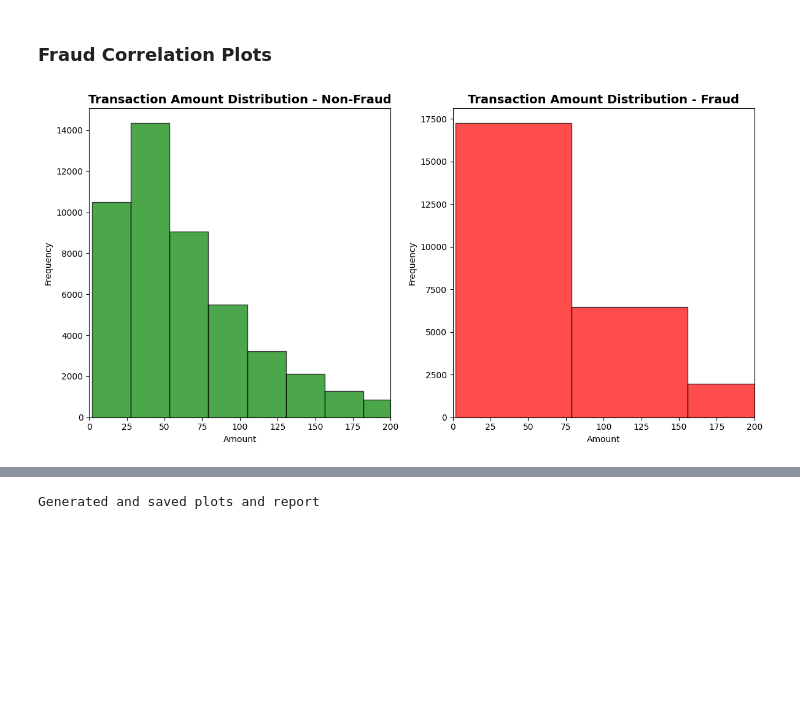
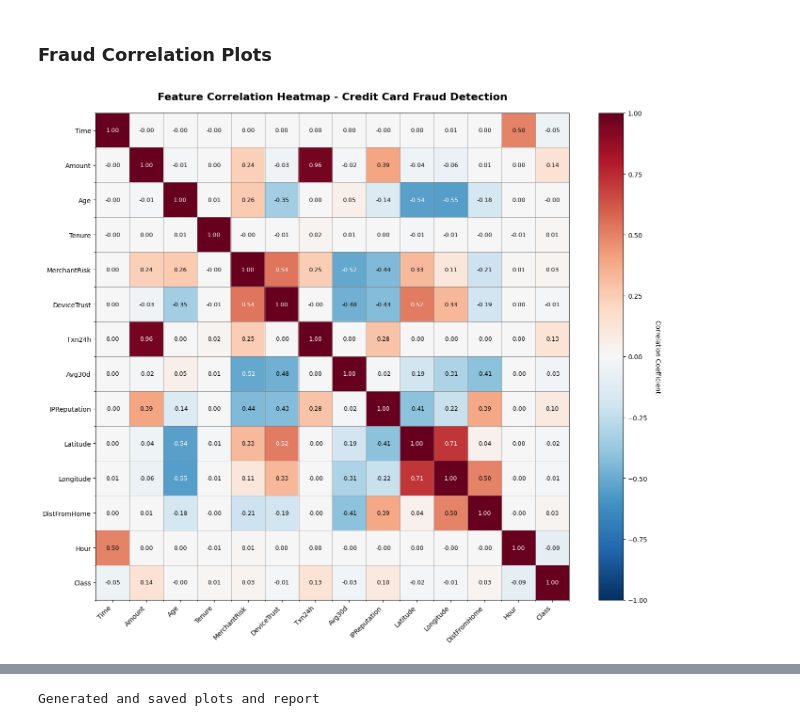
Before and after one commit to ddl-wasanthag/Fraud-Detection-Workshop, a Jupyter notebook: exercises/b_DataProcessingAndExploration/start_here.ipynb, the cells around one changed output, grey strips where cells are left out. Drawn from its saved outputs; the diff is of its cells as text; code cells hidden in the pictures; blank space fills up the shorter version.

Commit message:
Pushed from Domino: https://se-demo.domino.tech/workspace/dmennell/Fraud-Detection-Workshop?executionId=686c282fd63d7454845b363b

```diff
--- a/exercises/b_DataProcessingAndExploration/start_here.ipynb
+++ b/exercises/b_DataProcessingAndExploration/start_here.ipynb
@@ -105,42 +91,87 @@ Improve your data and profiling with ydata-sdk, featuring data quality scoring,
 # %% [markdown]
 ### Fraud Correlation Plots
 # %%
-###### Transaction Amount Distribution by Class (Fraud vs Non-Fraud) #####
+###################################
+### Feature Correlation Heatmap ###
+###################################
+# Select numerical features for correlation analysis
+numerical_features = ['Time', 'Amount', 'Age', 'Tenure', 'MerchantRisk',
+                     'DeviceTrust', 'Txn24h', 'Avg30d', 'IPReputation',
+                     'Latitude', 'Longitude', 'DistFromHome', 'Hour', 'Class']
+# Calculate correlation matrix
+corr_matrix = clean_df[numerical_features].corr()
+# Create figure and axis
+fig, ax = plt.subplots(figsize=(14, 12))
+# Create heatmap using matplotlib
+im = ax.imshow(corr_matrix, cmap='RdBu_r', aspect='auto', vmin=-1, vmax=1)
+# Set ticks and labels
+ax.set_xticks(np.arange(len(numerical_features)))
+ax.set_yticks(np.arange(len(numerical_features)))
+ax.set_xticklabels(numerical_features, rotation=45, ha='right')
+ax.set_yticklabels(numerical_features)
+# Add colorbar
+cbar = plt.colorbar(im, ax=ax)
+cbar.set_label('Correlation Coefficient', rotation=270, labelpad=20)
+# Add correlation values as text annotations
+for i in range(len(numerical_features)):
+    for j in range(len(numerical_features)):
+        value = corr_matrix.iloc[i, j]
+        # Use white text for dark backgrounds, black for light
+        text_color = 'white' if abs(value) > 0.5 else 'black'
+        text = ax.text(j, i, f'{value:.2f}', ha='center', va='center',
+                      color=text_color, fontsize=9)
+# Set title and layout
+ax.set_title('Feature Correlation Heatmap - Credit Card Fraud Detection',
+             fontsize=16, fontweight='bold', pad=20)
+# Add grid for better readability
+ax.set_xticks(np.arange(len(numerical_features) + 1) - 0.5, minor=True)
+ax.set_yticks(np.arange(len(numerical_features) + 1) - 0.5, minor=True)
+ax.grid(which='minor', color='gray', linestyle='-', linewidth=0.5)
+plt.tight_layout()
+plt.savefig(f"{domino_artifact_dir}/correlation_heatmap.png", dpi=300, bbox_inches='tight')
+plt.show()
+# Print strongest correlations with fraud
+print("=== Strongest Correlations with Fraud (Class) ===")
+fraud_corr = corr_matrix['Class'].drop('Class').sort_values(key=abs, ascending=False)
+print("\nTop 5 positive correlations with fraud:")
+print(fraud_corr[fraud_corr > 0].head())
+print("\nTop 5 negative correlations with fraud:")
+print(fraud_corr[fraud_corr < 0].head())
+
+
+#####################################################################
+### Transaction Amount Distribution by Class (Fraud vs Non-Fraud) ###
+#####################################################################
 plt.figure(figsize=(12, 6))
-
 plt.subplot(1, 2, 1)
 clean_df[clean_df['Class'] == 0]['Amount'].plot(kind='hist', bins=50, alpha=0.7, color='green', edgecolor='black')
 plt.title('Transaction Amount Distribution - Non-Fraud', fontsize=14, fontweight='bold')
 plt.xlabel('Amount')
 plt.ylabel('Frequency')
 plt.xlim(0, 200)  # Limiting for better visualization
-
 plt.subplot(1, 2, 2)
 clean_df[clean_df['Class'] == 1]['Amount'].plot(kind='hist', bins=50, alpha=0.7, color='red', edgecolor='black')
 plt.title('Transaction Amount Distribution - Fraud', fontsize=14, fontweight='bold')
 plt.xlabel('Amount')
 plt.ylabel('Frequency')
 plt.xlim(0, 200)  # Limiting for better visualization
-
 plt.tight_layout()
 plt.savefig(f"{domino_artifact_dir}/amount_distribution_by_class.png", dpi=300, bbox_inches='tight')
 plt.show()
 
-
-##### Fraud Rate by Hour of Day #####
+#################################
+### Fraud Rate by Hour of Day ###
+#################################
 fraud_by_hour = clean_df.groupby('Hour')['Class'].agg(['mean', 'count'])
 fraud_by_hour['fraud_rate_pct'] = fraud_by_hour['mean'] * 100
-
 plt.figure(figsize=(12, 6))
 bars = plt.bar(fraud_by_hour.index, fraud_by_hour['fraud_rate_pct'],
                 color='darkblue', alpha=0.7, edgecolor='black')
-
 # Add value labels on bars
 for i, bar in enumerate(bars):
     height = bar.get_height()
     plt.text(bar.get_x() + bar.get_width()/2., height + 0.1,
              f'{height:.1f}%', ha='center', va='bottom', fontsize=9)
-
 plt.title('Fraud Rate by Hour of Day', fontsize=16, fontweight='bold', pad=20)
 plt.xlabel('Hour of Day', fontsize=12)
 plt.ylabel('Fraud Rate (%)', fontsize=12)
@@ -148,30 +179,26 @@ plt.grid(axis='y', alpha=0.3)
 plt.xticks(range(0, 24))
 plt.savefig(f"{domino_artifact_dir}/fraud_rate_by_hour.png", dpi=300, bbox_inches='tight')
 plt.show()
-
 # Print summary statistics
 print(f"Peak fraud hour: {fraud_by_hour['fraud_rate_pct'].idxmax()}:00 with {fraud_by_hour['fraud_rate_pct'].max():.2f}% fraud rate")
 print(f"Lowest fraud hour: {fraud_by_hour['fraud_rate_pct'].idxmin()}:00 with {fraud_by_hour['fraud_rate_pct'].min():.2f}% fraud rate")
 
-
-
-##### Top 10 Features Correlation with Fraud #####
+##############################################
+### Top 10 Features Correlation with Fraud ###
+##############################################
 numeric_cols = ['Amount', 'Age', 'Tenure', 'MerchantRisk', 'DeviceTrust',
                 'Txn24h', 'Avg30d', 'IPReputation', 'Latitude', 'Longitude',
                 'DistFromHome']
 correlations = clean_df[numeric_cols + ['Class']].corr()['Class'].drop('Class')
 top_correlations = correlations.abs().sort_values(ascending=False).head(10)
-
 # Create horizontal bar plot
 plt.figure(figsize=(10, 8))
 colors = ['red' if corr < 0 else 'green' for corr in correlations[top_correlations.index]]
 bars = plt.barh(range(len(top_correlations)), top_correlations.values, color=colors, alpha=0.7)
-
 # Add value labels
 for i, (idx, val) in enumerate(top_correlations.items()):
     actual_corr = correlations[idx]
     plt.text(val + 0.005, i, f'{actual_corr:.3f}', va='center')
-
 plt.yticks(range(len(top_correlations)), top_correlations.index)
 plt.xlabel('Absolute Correlation with Fraud', fontsize=12)
 plt.title('Top 10 Features Correlated with Fraud', fontsize=16, fontweight='bold', pad=20)
@@ -180,16 +207,16 @@ plt.tight_layout()
 plt.savefig(f"{domino_artifact_dir}/top_features_correlation.png", dpi=300, bbox_inches='tight')
 plt.show()
 
-##### Fraud Analysis by Merchant Category and Transaction Type #####
+################################################################
+### Fraud Analysis by Merchant Category and Transaction Type ###
+################################################################
 # Create a figure with subplots for categorical analysis
 fig, axes = plt.subplots(2, 2, figsize=(15, 12))
-
 # 1. Fraud rate by Merchant Category
 ax1 = axes[0, 0]
 fraud_by_merchant = clean_df.groupby('MerchantCat')['Class'].agg(['mean', 'count'])
 fraud_by_merchant['fraud_rate_pct'] = fraud_by_merchant['mean'] * 100
 fraud_by_merchant = fraud_by_merchant.sort_values('fraud_rate_pct', ascending=False)
-
 bars1 = ax1.bar(range(len(fraud_by_merchant)), fraud_by_merchant['fraud_rate_pct'],
                  color='purple', alpha=0.7, edgecolor='black')
 ax1.set_xticks(range(len(fraud_by_merchant)))
@@ -197,67 +224,57 @@ ax1.set_xticklabels(fraud_by_merchant.index, rotation=45, ha='right')
 ax1.set_title('Fraud Rate by Merchant Category', fontsize=14, fontweight='bold')
 ax1.set_ylabel('Fraud Rate (%)')
 ax1.grid(axis='y', alpha=0.3)
-
 # Add value labels
 for i, bar in enumerate(bars1):
     height = bar.get_height()
     ax1.text(bar.get_x() + bar.get_width()/2., height + 0.1,
              f'{height:.1f}%', ha='center', va='bottom', fontsize=9)
-
 # 2. Fraud rate by Transaction Type
 ax2 = axes[0, 1]
 fraud_by_type = clean_df.groupby('TxType')['Class'].agg(['mean', 'count'])
 fraud_by_type['fraud_rate_pct'] = fraud_by_type['mean'] * 100
-
 bars2 = ax2.bar(range(len(fraud_by_type)), fraud_by_type['fraud_rate_pct'],
-                color='orange', alpha=0.7, edgecolor='black')
+             color='orange', alpha=0.7, edgecolor='black')
 ax2.set_xticks(range(len(fraud_by_type)))
 ax2.set_xticklabels(fraud_by_type.index, rotation=45, ha='right')
 ax2.set_title('Fraud Rate by Transaction Type', fontsize=14, fontweight='bold')
 ax2.set_ylabel('Fraud Rate (%)')
 ax2.grid(axis='y', alpha=0.3)
-
 # Add value labels
 for i, bar in enumerate(bars2):
     height = bar.get_height()
     ax2.text(bar.get_x() + bar.get_width()/2., height + 0.1,
              f'{height:.1f}%', ha='center', va='bottom', fontsize=9)
-
 # 3. Fraud rate by Device Type
 ax3 = axes[1, 0]
 fraud_by_device = clean_df.groupby('DeviceType')['Class'].agg(['mean', 'count'])
 fraud_by_device['fraud_rate_pct'] = fraud_by_device['mean'] * 100
-
 bars3 = ax3.bar(range(len(fraud_by_device)), fraud_by_device['fraud_rate_pct'],
                 color='teal', alpha=0.7, edgecolor='black')
 ax3.set_xticks(range(len(fraud_by_device)))
 ax3.set_xticklabels(fraud_by_device.index, rotation=45, ha='right')
 ax3.set_title('Fraud Rate by Device Type', fontsize=14, fontweight='bold')
 ax3.set_ylabel('Fraud Rate (%)')
 ax3.grid(axis='y', alpha=0.3)
-
 # Add value labels
 for i, bar in enumerate(bars3):
     height = bar.get_height()
     ax3.text(bar.get_x() + bar.get_width()/2., height + 0.1,
              f'{height:.1f}%', ha='center', va='bottom', fontsize=9)
-
 # 4. Transaction volume by channel
 ax4 = axes[1, 1]
 channel_counts = clean_df['Channel'].value_counts()
 colors_pie = ['skyblue', 'lightcoral', 'lightgreen', 'gold'][:len(channel_counts)]
 wedges, texts, autotexts = ax4.pie(channel_counts.values, labels=channel_counts.index,
                                     autopct='%1.1f%%', colors=colors_pie, startangle=90)
 ax4.set_title('Transaction Volume by Channel', fontsize=14, fontweight='bold')
-
 plt.tight_layout()
 plt.savefig(f"{domino_artifact_dir}/categorical_fraud_analysis.png", dpi=300, bbox_inches='tight')
 plt.show()
-
 # Print summary statistics
 print("\n=== Fraud Analysis Summary ===")
 print(f"\nHighest fraud merchant category: {fraud_by_merchant.index[0]} ({fraud_by_merchant['fraud_rate_pct'].iloc[0]:.2f}%)")
 print(f"Highest fraud transaction type: {fraud_by_type['fraud_rate_pct'].idxmax()} ({fraud_by_type['fraud_rate_pct'].max():.2f}%)")
 print(f"Highest fraud device type: {fraud_by_device['fraud_rate_pct'].idxmax()} ({fraud_by_device['fraud_rate_pct'].max():.2f}%)")
 # %% [output]
-[figure, old version]
+[figure, new version]
```
Also changed, not shown: parts of 3 cells of this notebook, 1 other file.
